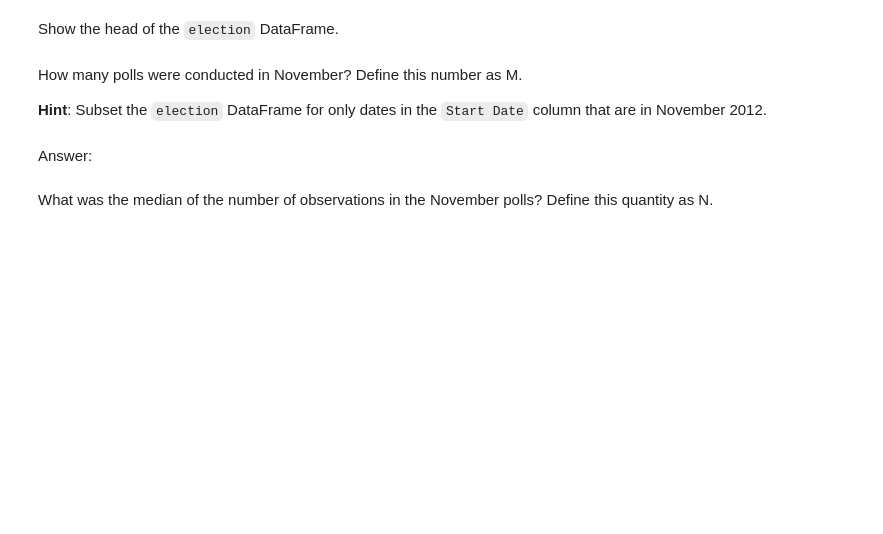
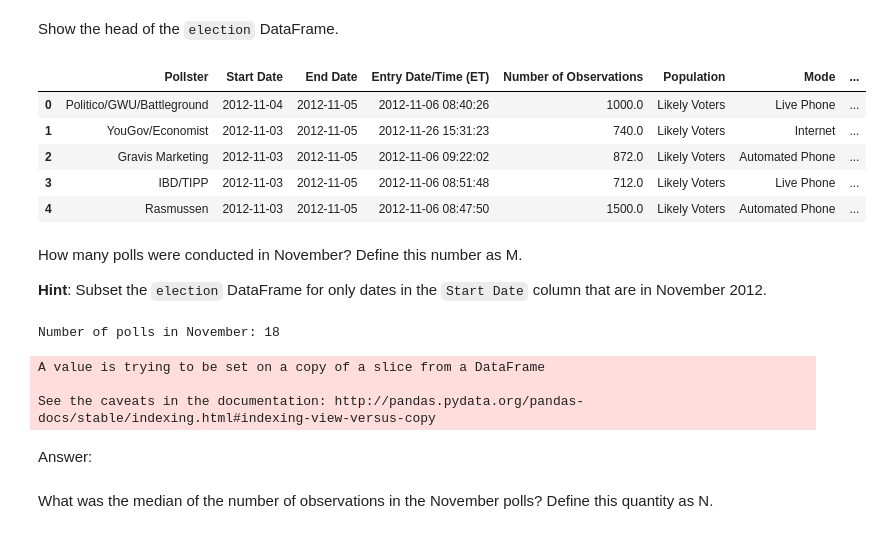
Before and after one commit to ShichengChen/cs109, a Jupyter notebook: 2014-master/homework/HW2.ipynb, the cells around one changed output. Drawn from its saved outputs; the diff is of its cells as text; code cells hidden in the pictures; blank space fills up the shorter version.

```diff
--- a/2014-master/homework/HW2.ipynb
+++ b/2014-master/homework/HW2.ipynb
@@ -330,0 +343,4 @@ Read in the polls from the [2012 Presidential Election: Barack Obama vs Mitt Rom
+# %%
+election = pd.read_csv('2014_data-master/2012-general-election-romney-vs-obama.csv').convert_objects(
+    convert_dates="coerce",convert_numeric=True)
+election.info()
@@ -335,3 +367,12 @@ Show the head of the `election` DataFrame.
+# %%
+election.head()
+# %% [output]
+|  | Pollster | Start Date | End Date | Entry Date/Time (ET) | Number of Observations | Population | Mode | ... |
+| 0 | Politico/GWU/Battleground | 2012-11-04 | 2012-11-05 | 2012-11-06 08:40:26 | 1000.0 | Likely Voters | Live Phone | ... |
+| 1 | YouGov/Economist | 2012-11-03 | 2012-11-05 | 2012-11-26 15:31:23 | 740.0 | Likely Voters | Internet | ... |
+| 2 | Gravis Marketing | 2012-11-03 | 2012-11-05 | 2012-11-06 09:22:02 | 872.0 | Likely Voters | Automated Phone | ... |
+| 3 | IBD/TIPP | 2012-11-03 | 2012-11-05 | 2012-11-06 08:51:48 | 712.0 | Likely Voters | Live Phone | ... |
+| 4 | Rasmussen | 2012-11-03 | 2012-11-05 | 2012-11-06 08:47:50 | 1500.0 | Likely Voters | Automated Phone | ... |
 # %% [markdown]
 How many polls were conducted in November? Define this number as M.
 
@@ -341,3 +380,14 @@ How many polls were conducted in November? Define this number as M.
+# %%
+filtered = election[map(lambda x: (x.month == 11) and (x.year ==2012), election["Start Date"])]
+filtered.drop_duplicates('Pollster', inplace = True) # Removes duplicate pollsters
+M = len(filtered)
+print 'Number of polls in November: %i' % M
+#filtered.sort_values('Pollster')
+# %% [output]
+Number of polls in November: 18
+A value is trying to be set on a copy of a slice from a DataFrame
+
+See the caveats in the documentation: http://pandas.pydata.org/pandas-docs/stable/indexing.html#indexing-view-versus-copy
 # %% [markdown]
 Answer:
 # %% [markdown]
```
Also changed, not shown: parts of 10 cells of this notebook, 1 other file.
